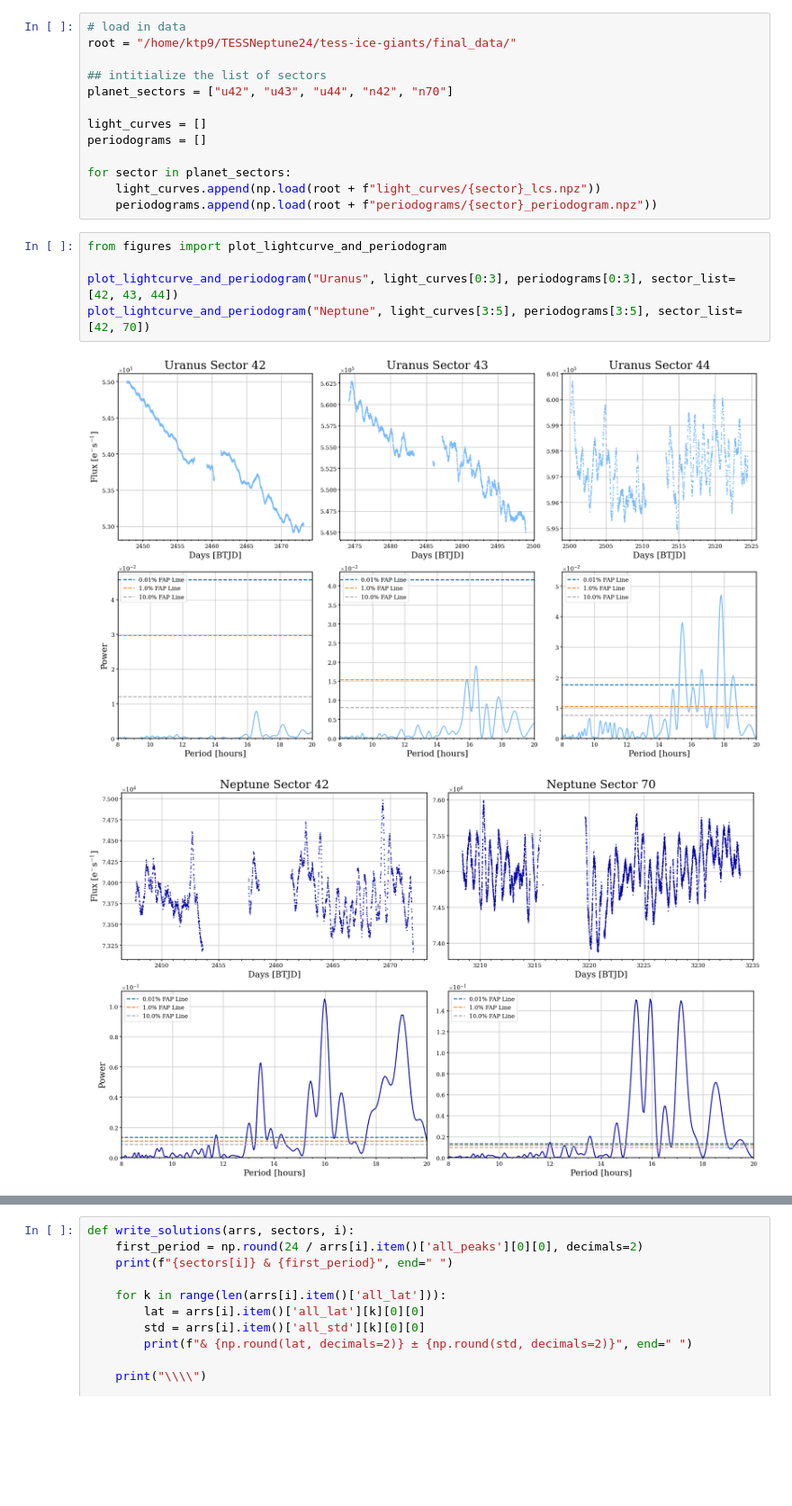
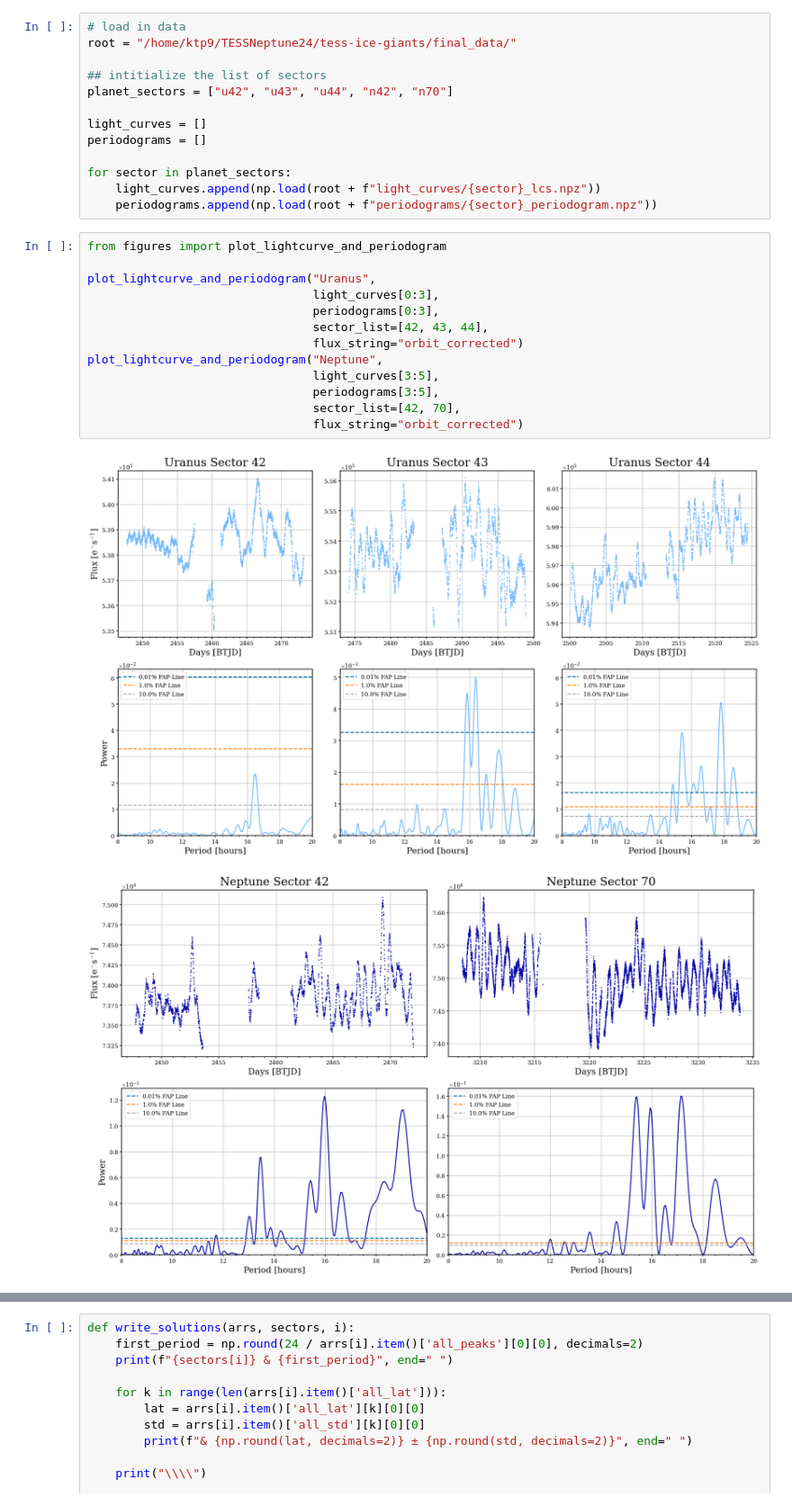
Before and after one commit to kenny-phan/tess-ice-giants, a Jupyter notebook: tess-ice-giants/frequency_analysis/figures.ipynb, the cells around one changed output, grey strips where cells are left out. Shown at 90% size. Saved outputs shown, nothing was run; the diff lists cells and outputs as text; blank space fills up the shorter version.

```diff
--- a/tess-ice-giants/frequency_analysis/figures.ipynb
+++ b/tess-ice-giants/frequency_analysis/figures.ipynb
@@ -16,11 +16,19 @@ for sector in planet_sectors:
 # %%
 from figures import plot_lightcurve_and_periodogram
 
-plot_lightcurve_and_periodogram("Uranus", light_curves[0:3], periodograms[0:3], sector_list=[42, 43, 44])
-plot_lightcurve_and_periodogram("Neptune", light_curves[3:5], periodograms[3:5], sector_list=[42, 70])
+plot_lightcurve_and_periodogram("Uranus",
+                                light_curves[0:3],
+                                periodograms[0:3],
+                                sector_list=[42, 43, 44],
+                                flux_string="orbit_corrected")
+plot_lightcurve_and_periodogram("Neptune",
+                                light_curves[3:5],
+                                periodograms[3:5],
+                                sector_list=[42, 70],
+                                flux_string="orbit_corrected")
 # %% [output]
-[figure, old version]
+[figure, new version]
-[figure, old version]
+[figure, new version]
 # %%
 # lets make the opal maps
 
```
Also changed, not shown: parts of 5 cells of this notebook, 9 other files.
